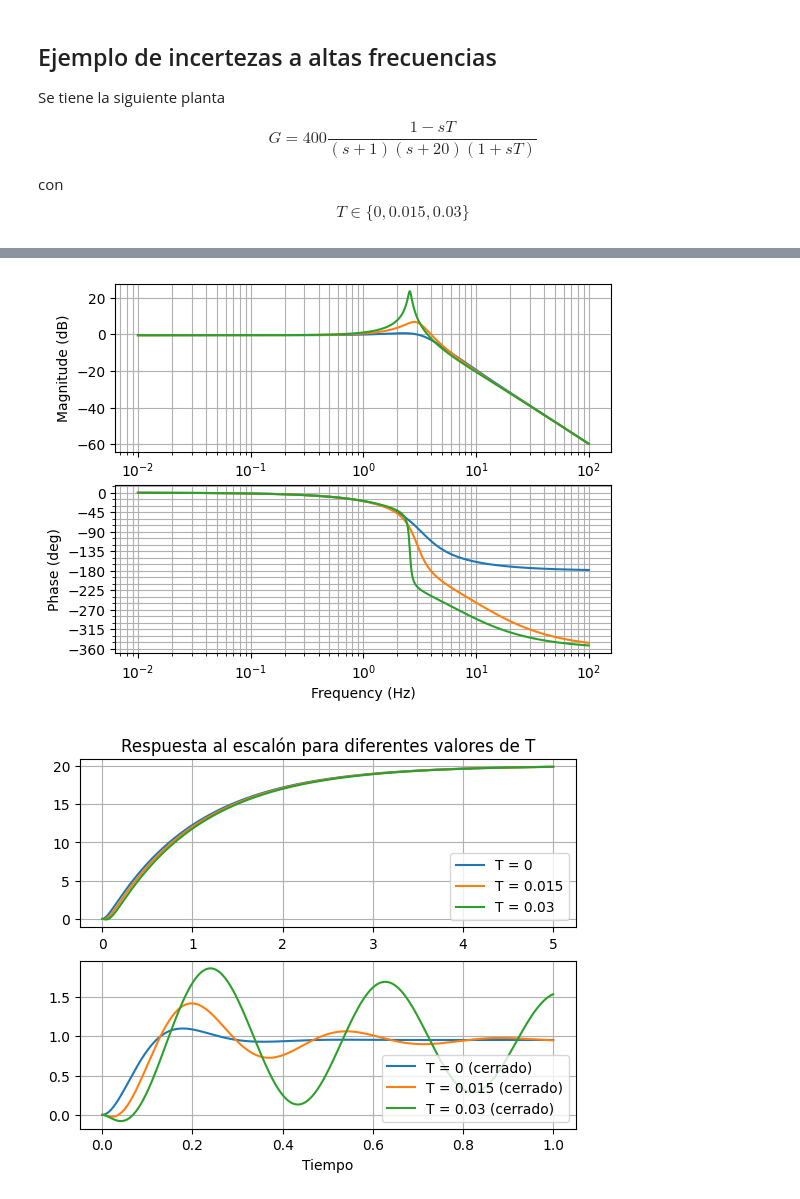
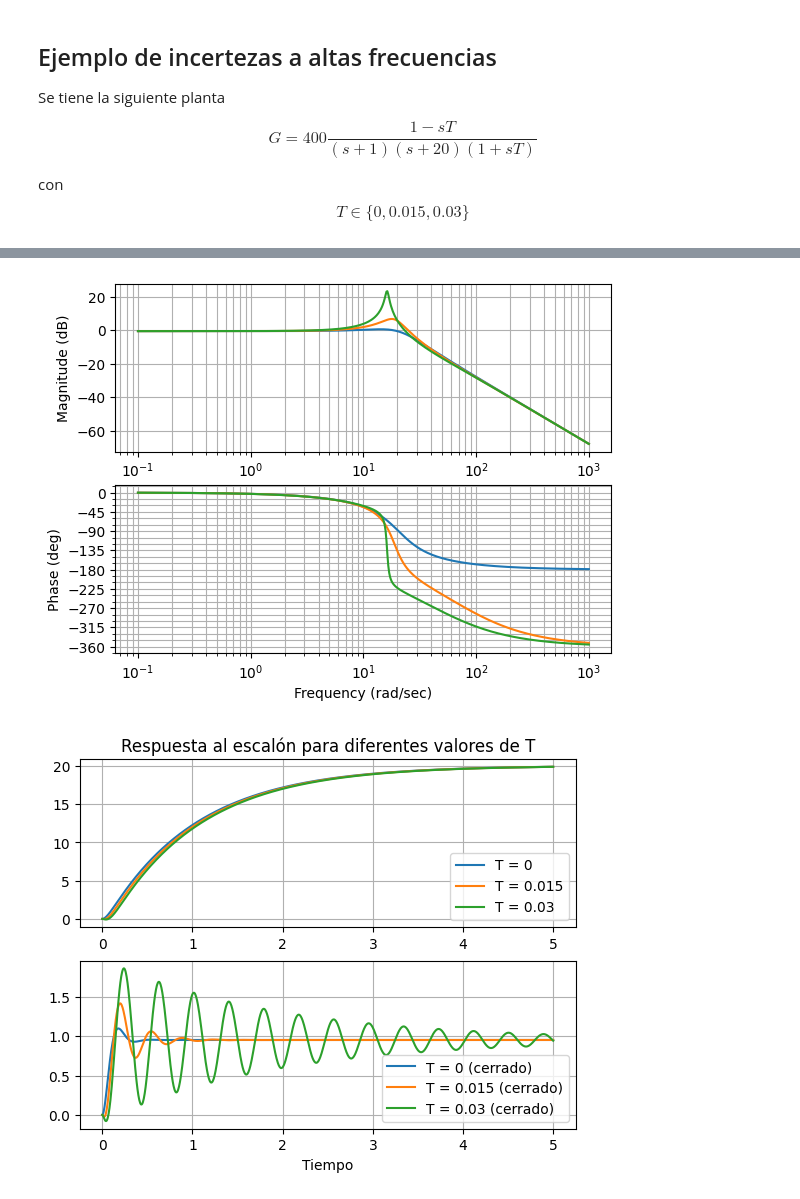
Before and after one commit to pgonfiuba/ica, a Jupyter notebook: 0. Introduccion/incerteza_parametros.ipynb, the cells around one changed output, grey strips where cells are left out. Cells and saved outputs as stored; diff of their text form; code cells hidden in the pictures.

Commit message:
incertezas varios controladores

```diff
--- a/0. Introduccion/incerteza_parametros.ipynb
+++ b/0. Introduccion/incerteza_parametros.ipynb
@@ -66,6 +66,7 @@ $$ G = 400\frac{1-sT}{(s+1)(s+20)(1+sT)} $$
 con $$T \in \{0, 0.015, 0.03 \}$$
 # %%
 s = ctrl.TransferFunction.s
+w = np.logspace(-1,3,500)
 
 for T in [0, 0.015, 0.030]:
     G = 400*(1-s*T) / ((s+1)*(s+20)*(1+s*T))
@@ -78,17 +79,23 @@ for T in [0, 0.015, 0.030]:
     plt.legend()
 
     # Respuesta al escalón del sistema cerrado
-    Gcl = G/(1+G)
-    t, y = ctrl.step_response(Gcl,T=np.linspace(0, 1, 1000))
+    # A modo de baseline
+    C = 1
+    # Una opción de controlador es subir la ganancia en baja y sumar fase en alta para dar más margen
+    #C = 0.01*(s+1)*(s+20)/s
+    # Otra opción es limitar el ancho de banda realimentando poco
+    #C = 0.1
+    Gcl = ctrl.feedback(C*G,1)
+    t, y = ctrl.step_response(Gcl,T=np.linspace(0, 5, 1000))
     plt.subplot(2,1,2); plt.grid()
     plt.plot(t, y, label=f'T = {T} (cerrado)')
     plt.legend()
 
     plt.figure(2)
-    mag, phase, omega = ctrl.bode(G, dB=True, Hz=True, plot=True)
+    mag, phase, omega = ctrl.bode(G, omega=w, dB=True, plot=True)
 
     plt.figure(3)
-    ctrl.bode_plot(Gcl, dB=True, Hz=True, plot=True)
+    ctrl.bode_plot(Gcl, omega=w, dB=True, plot=True)
 
 
 plt.figure(1)
@@ -96,7 +103,7 @@ plt.xlabel('Tiempo')
 plt.subplot(2,1,1);plt.title('Respuesta al escalón para diferentes valores de T')
 
 plt.figure(4)
-ctrl.pzmap(G, plot=True)
+ctrl.rlocus(G*C,initial_gain=1, plot=True)
 
 plt.show()
 # %% [output]
@@ -104,2 +111,2 @@ plt.show()
-[figure, old version]
+[figure, new version]
-[figure, old version]
+[figure, new version]
```
Also changed, not shown: parts of 1 cell of this notebook.
